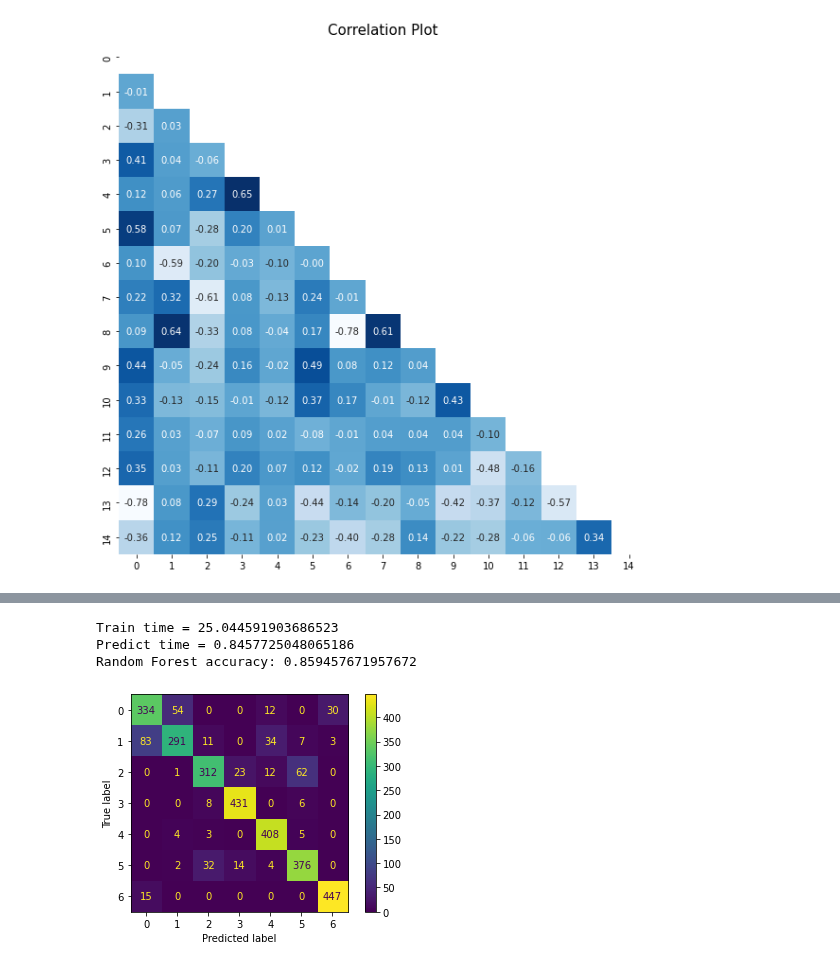
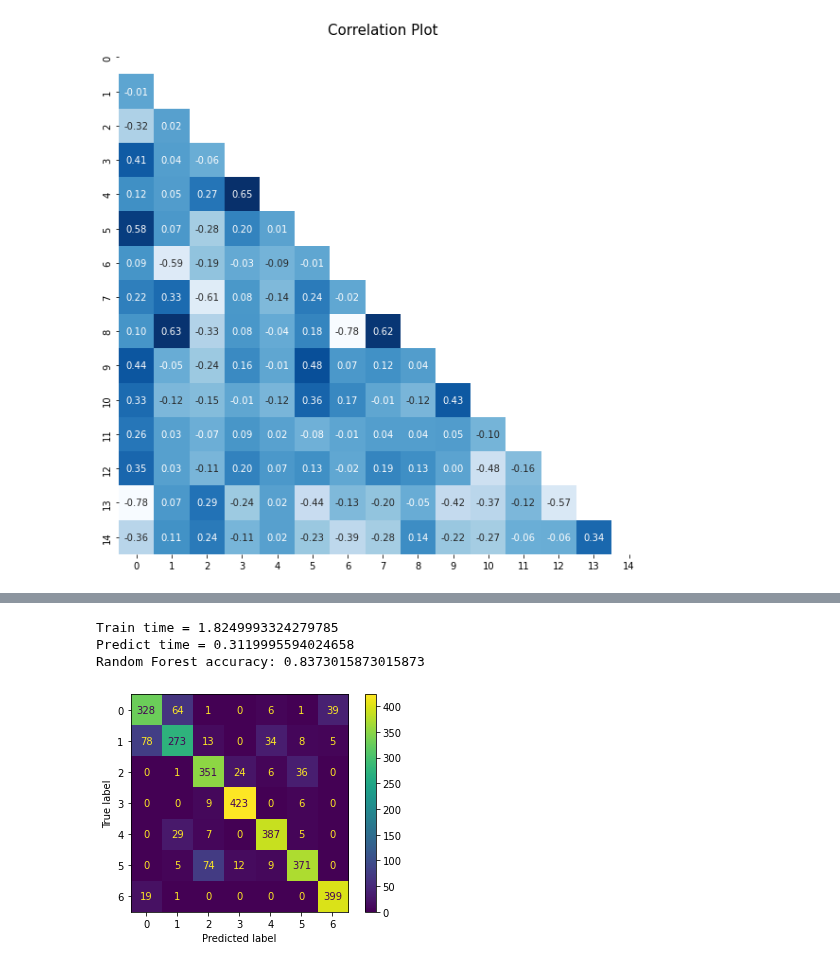
Before and after one commit to sams-data/mids-w207_9_sp22_forest_cover_classification, a Jupyter notebook: Exploration/norm_eda.ipynb, the cells around one changed output, grey strips where cells are left out. Cells and saved outputs as stored; diff of their text form; code cells hidden in the pictures.

```diff
--- a/Exploration/norm_eda.ipynb
+++ b/Exploration/norm_eda.ipynb
@@ -77 +39,11 @@ train_dev_X_wild = np.array(train_dev[X_wild_feat_list])
+# %%
+def binarized_X_dim_reduce(n_comp=1, binaryzed_data=None):
+    # Soil PCA section
+
+    pca_fl = ['pca_'+str(i+1) for i in range(n_comp)]
+    pca_mod = PCA(n_components = n_comp)
+    pca_data = pca_mod.fit_transform(binaryzed_data)
+
+
+    return pca_data, pca_fl
 # %%
@@ -106,2 +124,8 @@ print(train_dev_X[0,:])
+# %%
+train_Y = np.array(np.array(train["Cover_Type"].tolist()))
+dev_Y = np.array(np.array(dev["Cover_Type"].tolist()))
+
+train_X, train_X_fl = prep_fc_X_data(train)
+dev_X, dev_X_fl = prep_fc_X_data(dev)
 # %%
 # correlation plot
@@ -127,19 +151,3 @@ plt.show()
 pass
 # %% [output]
 [figure]
-# %%
-## Split dev and train
-n = train_dev_X.shape[0]
-shuffle = np.random.permutation(np.arange(n))
-X, Y = train_dev_X[shuffle], train_dev_Y[shuffle]
-
-percent_in_dev = .2
-dev_slice = int(percent_in_dev * n)
-
-# Set some variables to dev and training data.
-dev_dat, dev_lab = X[:dev_slice], Y[:dev_slice]
-train_dat, train_lab = X[dev_slice:], Y[dev_slice:]
-
-n_dev = dev_dat.shape[0]
-n_train = train_dat.shape[0]
-n_feat = train_dat.shape[1]
@@ -213,39 +274,40 @@ GaussianNB accuracy w/ var smoothing @ .1: 0.5896164021164021
 # %%
-def randomforest(train_dat=train_dat, train_lab=train_lab, dev_dat=dev_dat, dev_lab=dev_lab):
+def randomforest(train_dat=train_X, train_lab=train_Y, dev_dat=dev_X, dev_lab=dev_Y):
 
     rf = RandomForestClassifier(
         n_estimators = 1000,
         criterion="entropy",
-        max_depth=15,
-        random_state = 42)
+        max_depth=19,
+        max_features= 'log2',
+        n_jobs=-1)
 
     start_time = time.time()
     rf.fit(train_dat, train_lab)
     print(f'Train time = {time.time() - start_time}')
 
     start_time = time.time()
     rf_pred = rf.predict(dev_dat).astype(int)
     print(f'Predict time = {time.time() - start_time}')
 
     ###generate accuracy
     accuracy_count_rf = 0
     for j in range(dev_lab.shape[0]):
         if rf_pred[j] == dev_lab[j]:
             accuracy_count_rf += 1
         else:
             continue
 
     print("Random Forest accuracy: " + str(accuracy_count_rf/rf_pred.shape[0]))
 
     cm = confusion_matrix(dev_lab, rf_pred)
 
     ConfusionMatrixDisplay(cm).plot()
 
     pd.DataFrame(classification_report(dev_lab, rf_pred, output_dict=True))
 
 randomforest()
 # %% [output]
-Train time = 25.044591903686523
-Predict time = 0.8457725048065186
-Random Forest accuracy: 0.859457671957672
+Train time = 1.8249993324279785
+Predict time = 0.3119995594024658
+Random Forest accuracy: 0.8373015873015873
-[figure, old version]
+[figure, new version]
```
Also changed, not shown: parts of 14 cells of this notebook.
